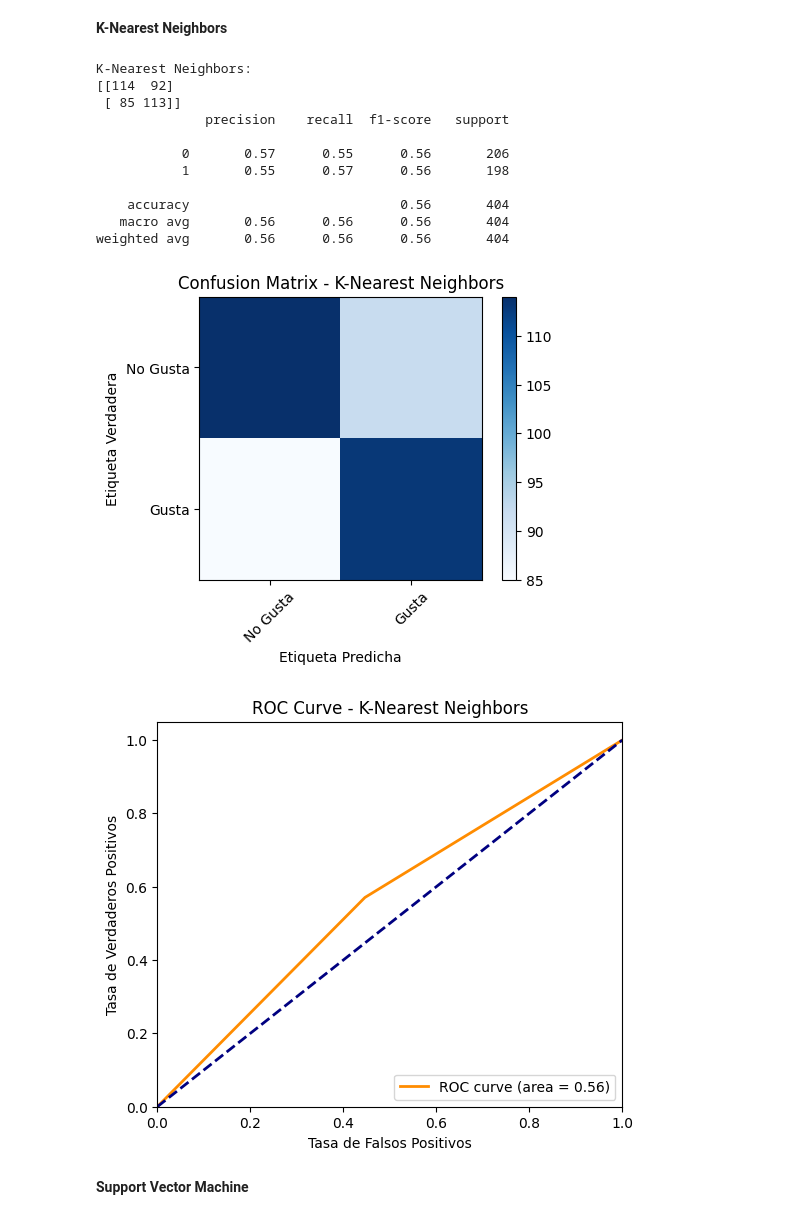
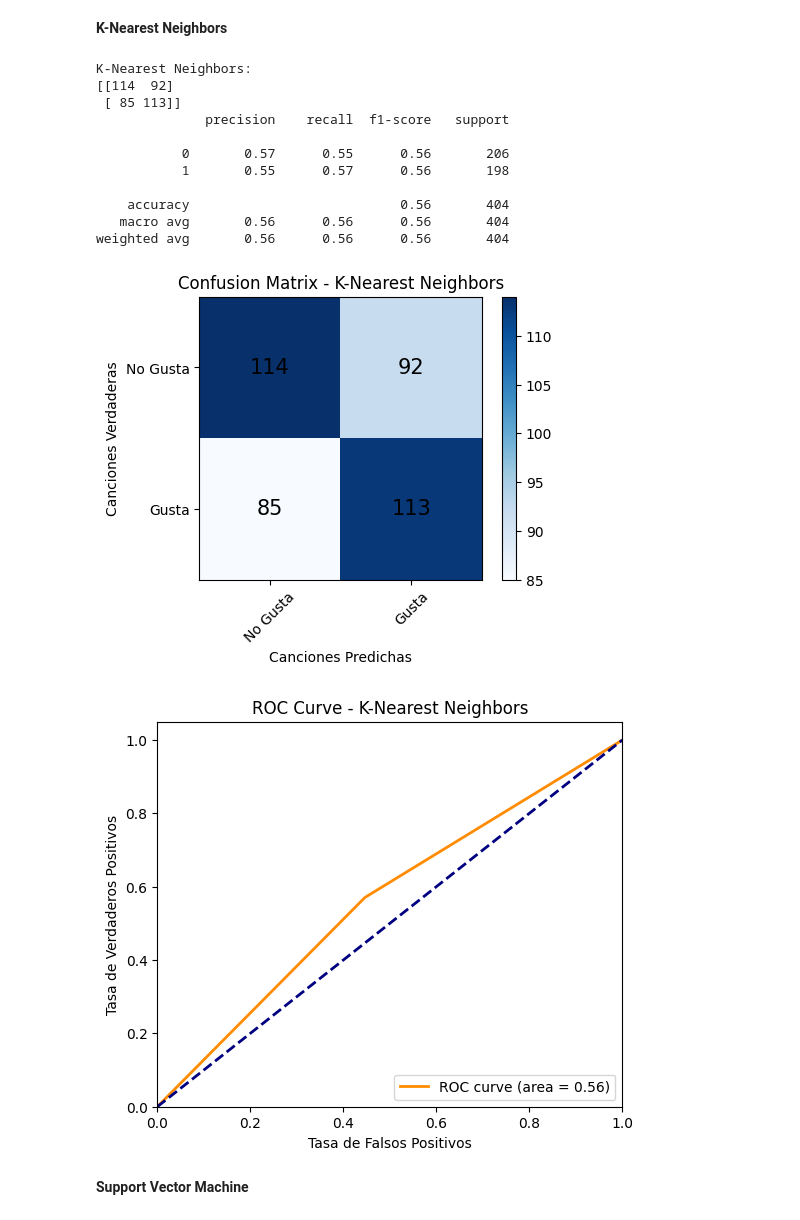
Before and after one commit to norgaston/laboratorio2-mlbd, a Jupyter notebook: Laboratorio_2.ipynb, the cells around one changed output. Cells and saved outputs as stored; diff of their text form; code cells hidden in the pictures.

```diff
--- a/Laboratorio_2.ipynb
+++ b/Laboratorio_2.ipynb
@@ -18,8 +34,11 @@ from sklearn.ensemble import VotingClassifier
 from sklearn.metrics import confusion_matrix, roc_curve, roc_auc_score, auc
 import matplotlib.pyplot as plt
 
-# Carga tus datos en un DataFrame de Pandas
+# Carga los datos en un DataFrame de Pandas
 ruta = '/content/Canciones_Spotify.csv' # ruta desde donde voy a cargar el dataset
-data = pd.read_csv(ruta, index_col=0, encoding='latin-1')
-data.head()
+data = pd.read_csv(ruta, encoding='latin-1')
+data = data.dropna()
+# Elimino la primera columna (columna 0) utilizando el método drop
+data.drop('Unnamed: 0', axis=1, inplace=True)
+data.info()
 # %% [output]
@@ -33,17 +62,20 @@ data.head()
 # %%
-# Función para graficar la matriz de confusión
-def plot_confusion_matrix(y_true, y_pred, model_name):
+# Función para graficar la matriz de confusión con valores
+def plot_confusion_matrix_with_values(y_true, y_pred, model_name):
     cm = confusion_matrix(y_true, y_pred)
     plt.figure(figsize=(5, 4))
     plt.imshow(cm, interpolation='nearest', cmap=plt.cm.Blues)
     plt.title(f'Confusion Matrix - {model_name}')
     plt.colorbar()
-    tick_marks = [0, 1]
-    plt.xticks(tick_marks, ['No Gusta', 'Gusta'], rotation=45)
-    plt.yticks(tick_marks, ['No Gusta', 'Gusta'])
+    classes = ['No Gusta', 'Gusta']
+    for i in range(2):
+        for j in range(2):
+            plt.text(j, i, str(cm[i, j]), horizontalalignment='center', verticalalignment='center', color='black', fontsize=15)
+    plt.xticks([0, 1], classes, rotation=45)
+    plt.yticks([0, 1], classes)
     plt.tight_layout()
-    plt.ylabel('Etiqueta Verdadera')
-    plt.xlabel('Etiqueta Predicha')
+    plt.ylabel('Canciones Verdaderas')
+    plt.xlabel('Canciones Predichas')
 
 # Función para graficar la curva ROC y calcular el AUC
 def plot_roc_curve(y_true, y_pred, model_name):
@@ -64,7 +96,7 @@ X = data.drop(['target', 'song_title', 'artist'], axis=1)
 y = data['target']
 
 # Dividir los datos en conjuntos de entrenamiento y prueba
-X_train, X_test, y_train, y_test = train_test_split(X, y, test_size=0.2, random_state=42)
+X_train, X_test, y_train, y_test = train_test_split(X, y, test_size=0.20, random_state=42)
 
 # Entrenar modelos
 knn_model = KNeighborsClassifier(n_neighbors=5)
@@ -89,25 +121,25 @@ naive_bayes_predictions = naive_bayes_model.predict(X_test)
 # %%
 print("K-Nearest Neighbors:")
 print(confusion_matrix(y_test, knn_predictions))
 print(classification_report(y_test, knn_predictions))
 
-plot_confusion_matrix(y_test, knn_predictions, 'K-Nearest Neighbors')
+plot_confusion_matrix_with_values(y_test, knn_predictions, 'K-Nearest Neighbors')
 plt.show()
 plot_roc_curve(y_test, knn_predictions, 'K-Nearest Neighbors')
 plt.show()
 # %% [output]
 K-Nearest Neighbors:
 [[114  92]
  [ 85 113]]
               precision    recall  f1-score   support
 
            0       0.57      0.55      0.56       206
            1       0.55      0.57      0.56       198
 
     accuracy                           0.56       404
    macro avg       0.56      0.56      0.56       404
 weighted avg       0.56      0.56      0.56       404
-[figure, old version]
+[figure, new version]
 [figure]
 # %% [markdown]
 **Support Vector Machine**
```
Also changed, not shown: parts of 8 cells of this notebook.
